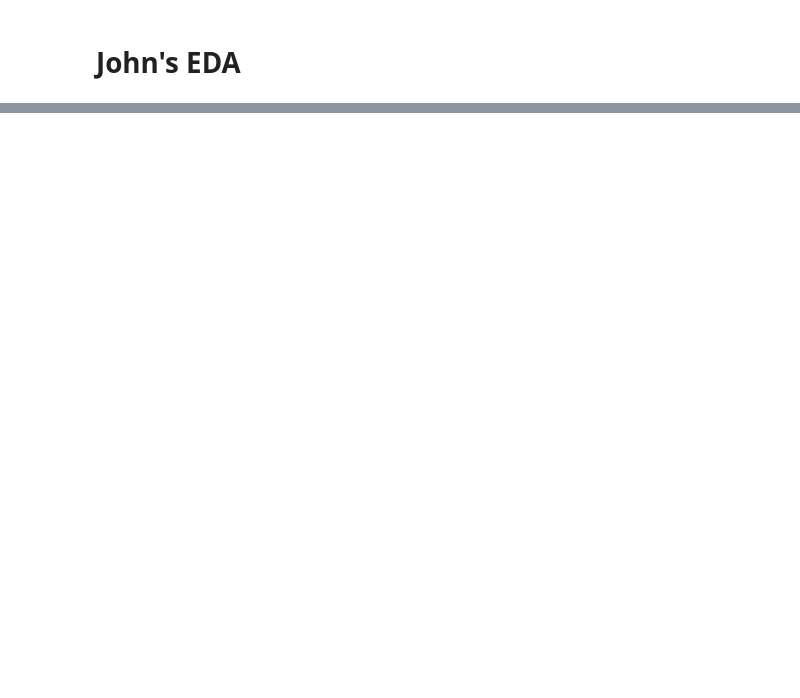
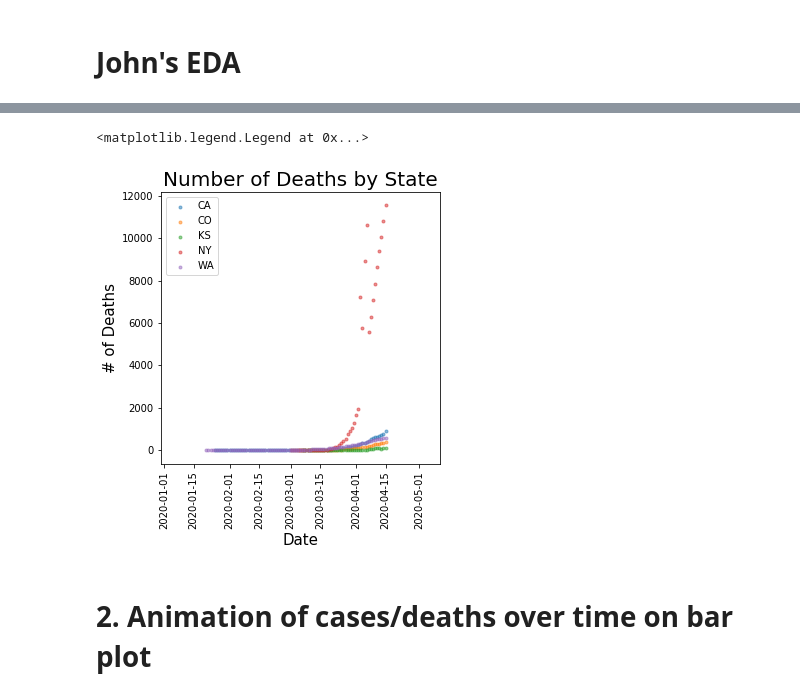
Before and after one commit to CSJohnLee/COVID19_Project, a Jupyter notebook: Lee_EDA.ipynb, the cells around one changed output, grey strips where cells are left out. Saved outputs shown, nothing was run; the diff lists cells and outputs as text; code cells hidden in the pictures; blank space fills up the shorter version.

```diff
--- a/Lee_EDA.ipynb
+++ b/Lee_EDA.ipynb
@@ -251,0 +80,32 @@ axs.xaxis.set_major_locator(plt.MaxNLocator(5))
+# %%
+# Deaths by State scatterplots
+%matplotlib inline
+
+fig, axs = plt.subplots(figsize=(5,5))
+
+ca_deaths = covid_by_state[covid_by_state.state=='California'].deaths
+co_deaths = covid_by_state[covid_by_state.state=='Colorado'].deaths
+ks_deaths = covid_by_state[covid_by_state.state=='Kansas'].deaths
+ny_deaths = covid_by_state[covid_by_state.state=='New York'].deaths
+wa_deaths = covid_by_state[covid_by_state.state=='Washington'].deaths
+
+#scatter of each of the 5 states
+axs.scatter(ca_date,ca_deaths, alpha = 0.5, marker='.')
+axs.scatter(co_date,co_deaths, alpha = 0.5, marker='.')
+axs.scatter(ks_date,ks_deaths, alpha = 0.5, marker='.')
+axs.scatter(ny_date,ny_deaths, alpha = 0.5, marker='.')
+axs.scatter(wa_date,wa_deaths, alpha = 0.5, marker='.')
+
+#Labeling
+axs.set_title("Number of Deaths by State", fontsize=20)
+axs.set_ylabel('# of Deaths', fontsize=15)
+axs.set_xlabel('Date', fontsize=15)
+#axs.xaxis.set_major_locator(plt.MaxNLocator(10))
+plt.xticks(rotation=90)
+
+plt.legend(['CA', 'CO', 'KS', 'NY', 'WA'])
+# %% [output]
+<matplotlib.legend.Legend at 0x...>
+[figure, added]
+# %% [markdown]
+# 2. Animation of cases/deaths over time on bar plot
```
Also changed, not shown: parts of 53 cells of this notebook, 4 other files.
